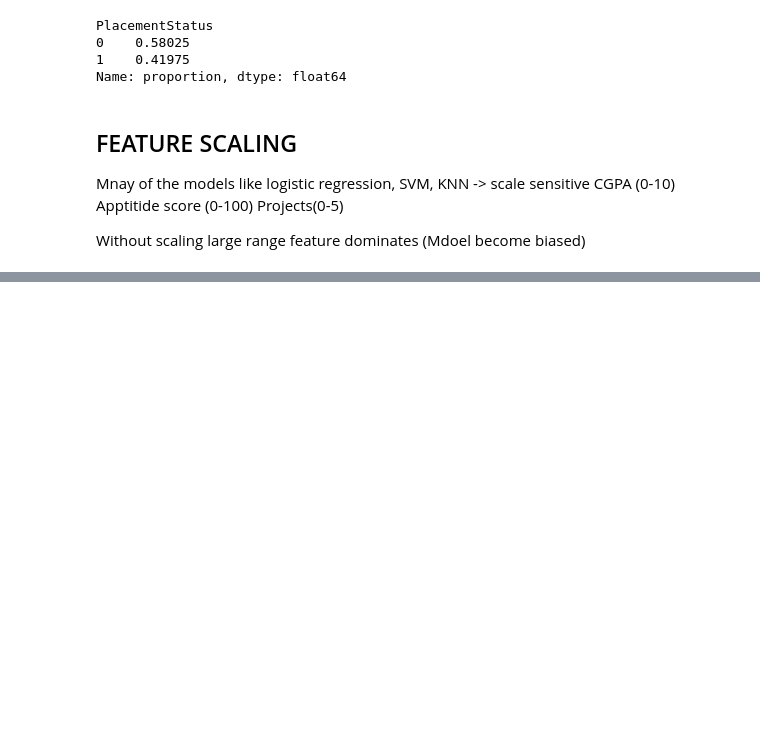
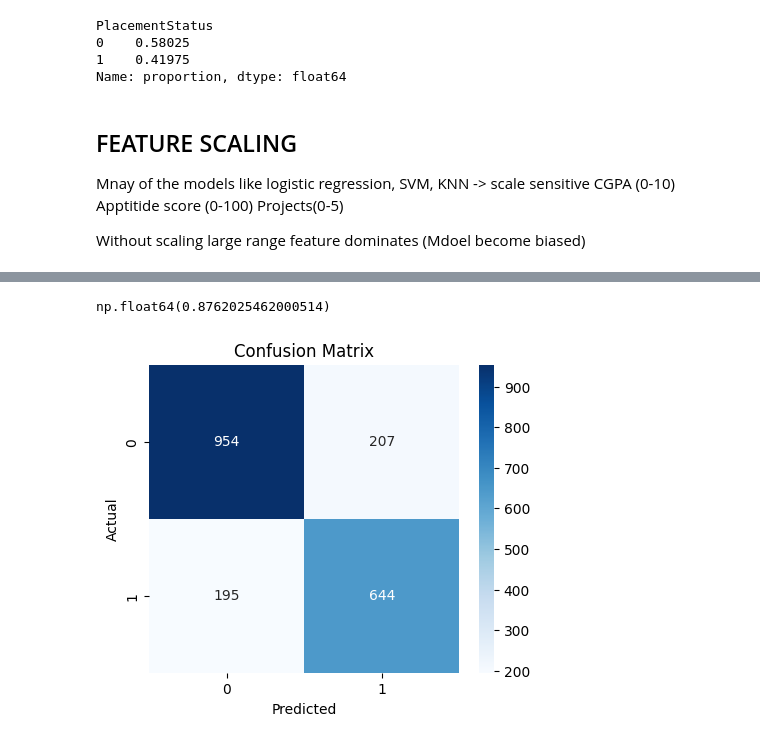
Before and after one commit to Parthtrivedi09/interview-chances-predictor, a Jupyter notebook: notebooks/02_modeling.ipynb, the cells around one changed output, grey strips where cells are left out. Drawn from its saved outputs; the diff is of its cells as text; code cells hidden in the pictures; blank space fills up the shorter version.

Commit message:
Trained baselinr logistic regression and evaluated performance

```diff
--- a/notebooks/02_modeling.ipynb
+++ b/notebooks/02_modeling.ipynb
@@ -182,0 +186,6 @@ X_test_scaled= scaler.transform(X_test)
+# %%
+from sklearn.linear_model import LogisticRegression
+log_reg=LogisticRegression(max_iter=1000)
+log_reg.fit(X_train_scaled,y_train)
+y_pred = log_reg.predict(X_test_scaled)
+y_prob = log_reg.predict_proba(X_test_scaled)[:, 1]
@@ -182,0 +212,22 @@ X_test_scaled= scaler.transform(X_test)
+# %%
+from sklearn.metrics import roc_auc_score
+
+roc_auc = roc_auc_score(y_test, y_prob)
+roc_auc
+# %% [output]
+np.float64(0.8762025462000514)
+# %%
+from sklearn.metrics import confusion_matrix
+import seaborn as sns
+import matplotlib.pyplot as plt
+
+cm = confusion_matrix(y_test, y_pred)
+
+plt.figure(figsize=(5,4))
+sns.heatmap(cm, annot=True, fmt="d", cmap="Blues")
+plt.xlabel("Predicted")
+plt.ylabel("Actual")
+plt.title("Confusion Matrix")
+plt.show()
+# %% [output]
+[figure, added]
```
Also changed, not shown: parts of 6 cells of this notebook.
